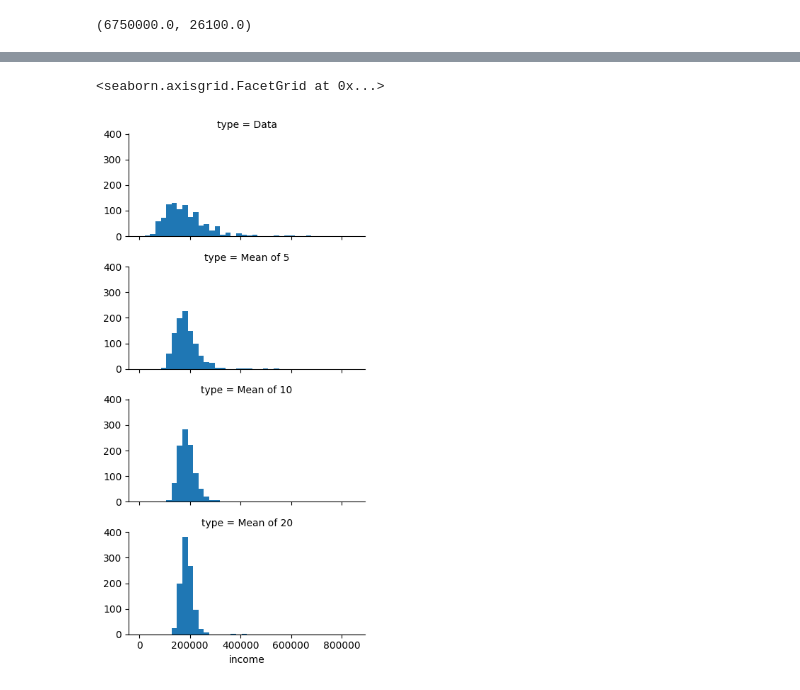
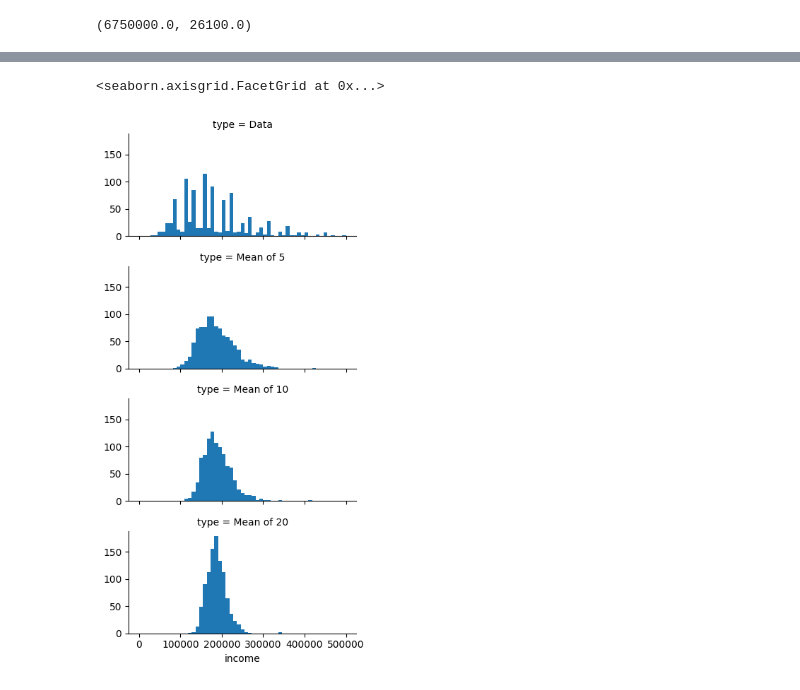
Before and after one commit to pb319/Statreasure_, a Jupyter notebook: Sampling_Dist.ipynb, the cells around one changed output, grey strips where cells are left out. Drawn from its saved outputs; the diff is of its cells as text; code cells hidden in the pictures.

```diff
--- a/Sampling_Dist.ipynb
+++ b/Sampling_Dist.ipynb
@@ -36,28 +36,28 @@ smpl.AMT_INCOME_TOTAL.hist()
 # %%
 sample_data = pd.DataFrame({"income":df["AMT_INCOME_TOTAL"].sample(1000),
 "type":"Data"
 })
 
 sample_mean_05 = pd.DataFrame({
     "income":[df["AMT_INCOME_TOTAL"].sample(5).mean() for _ in range(1000)],
     "type":"Mean of 5"
 })
 
 sample_mean_10 = pd.DataFrame({
     "income":[df["AMT_INCOME_TOTAL"].sample(10).mean() for _ in range(1000)],
     "type":"Mean of 10"
 })
 
 sample_mean_20 = pd.DataFrame({
     "income":[df["AMT_INCOME_TOTAL"].sample(20).mean() for _ in range(1000)],
     "type":"Mean of 20"
 })
 results = pd.concat([sample_data, sample_mean_05,sample_mean_10,sample_mean_20])
 
 results.head()
 
 g = sns.FacetGrid(results, col="type",col_wrap=1,height=2,aspect=2)
-g.map(plt.hist,"income",range=[0,850000],bins = 40)
+g.map(plt.hist,"income",range=[0,500000],bins = 55)
 # %% [output]
 <seaborn.axisgrid.FacetGrid at 0x...>
-[figure, old version]
+[figure, new version]
```
Also changed, not shown: parts of 1 cell of this notebook.
